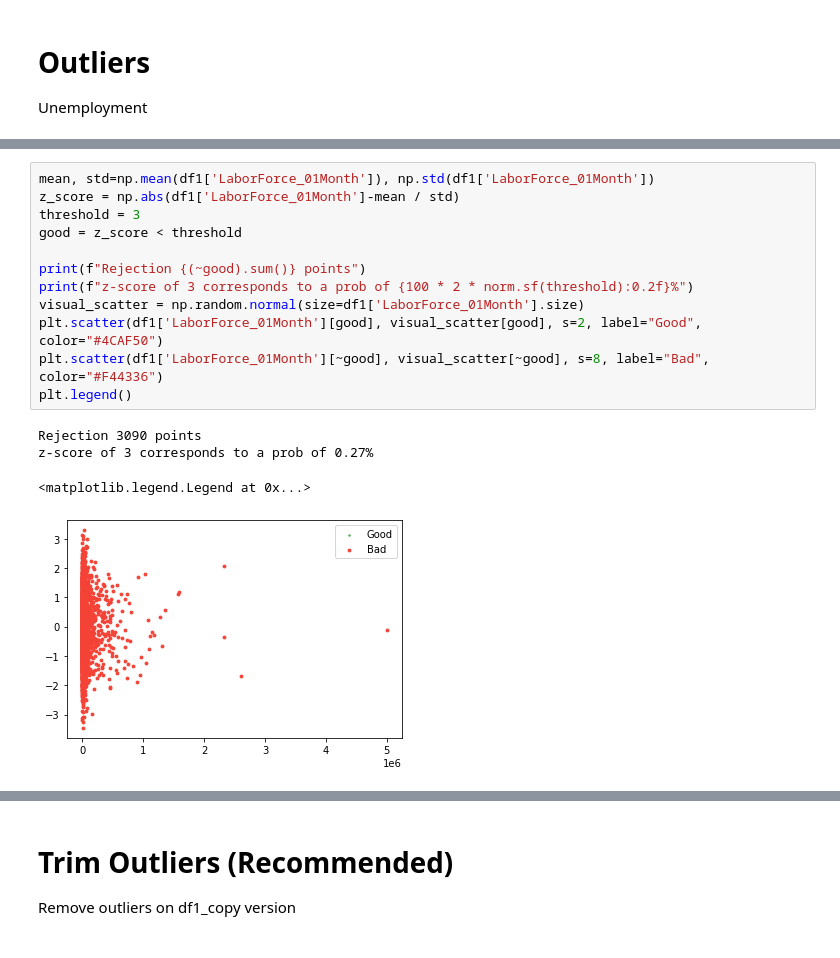
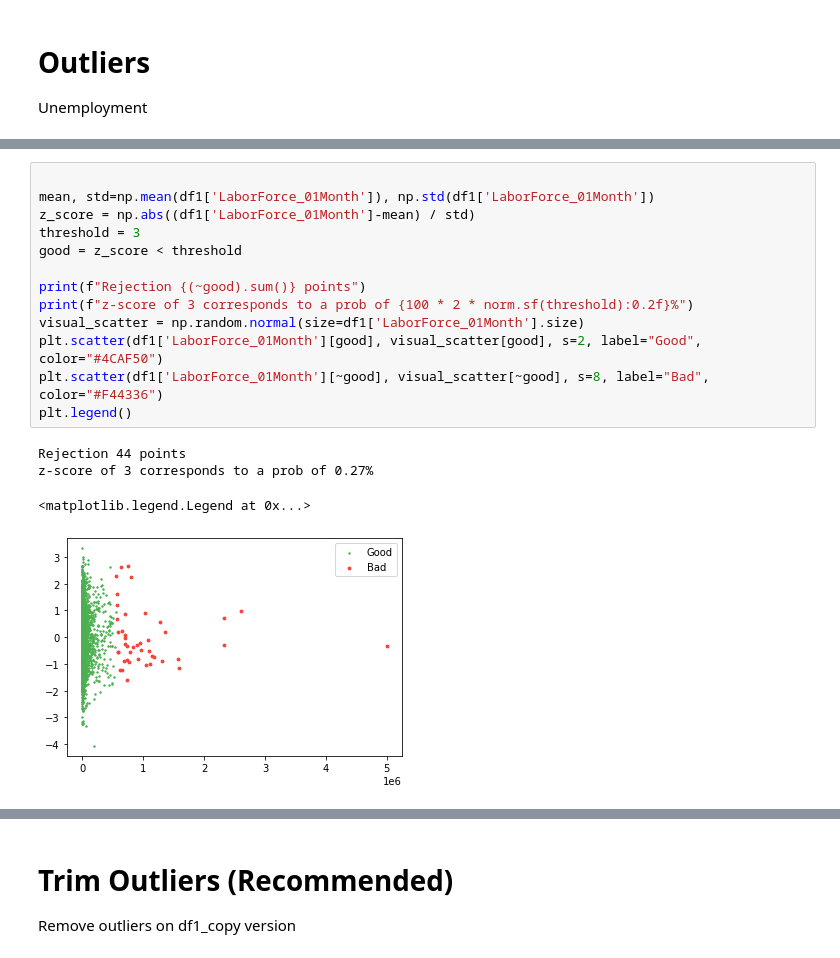
Before and after one commit to Dennieeeee/COVID19-Pandemic, a Jupyter notebook: COVID19_trim_outliers.ipynb, the cells around one changed output, grey strips where cells are left out. Drawn from its saved outputs; the diff is of its cells as text.

```diff
--- a/COVID19_trim_outliers.ipynb
+++ b/COVID19_trim_outliers.ipynb
@@ -94,19 +87,20 @@ df1.head(1)
 |  | State | NAME | LaborForce_01Month | Employed_01Month | Unemployed_01Month | PctUnemployed_01Month | ... |
 | 0 | Alabama | Autauga County | 25835.0 | 25114.0 | 721.0 | 2.8 | ... |
 # %%
+
 mean, std=np.mean(df1['LaborForce_01Month']), np.std(df1['LaborForce_01Month'])
-z_score = np.abs(df1['LaborForce_01Month']-mean / std)
+z_score = np.abs((df1['LaborForce_01Month']-mean) / std)
 threshold = 3
 good = z_score < threshold
 
 print(f"Rejection {(~good).sum()} points")
 print(f"z-score of 3 corresponds to a prob of {100 * 2 * norm.sf(threshold):0.2f}%")
 visual_scatter = np.random.normal(size=df1['LaborForce_01Month'].size)
 plt.scatter(df1['LaborForce_01Month'][good], visual_scatter[good], s=2, label="Good", color="#4CAF50")
 plt.scatter(df1['LaborForce_01Month'][~good], visual_scatter[~good], s=8, label="Bad", color="#F44336")
 plt.legend()
 # %% [output]
-Rejection 3090 points
+Rejection 44 points
 z-score of 3 corresponds to a prob of 0.27%
 <matplotlib.legend.Legend at 0x...>
-[figure, old version]
+[figure, new version]
```
Also changed, not shown: parts of 23 cells of this notebook.
